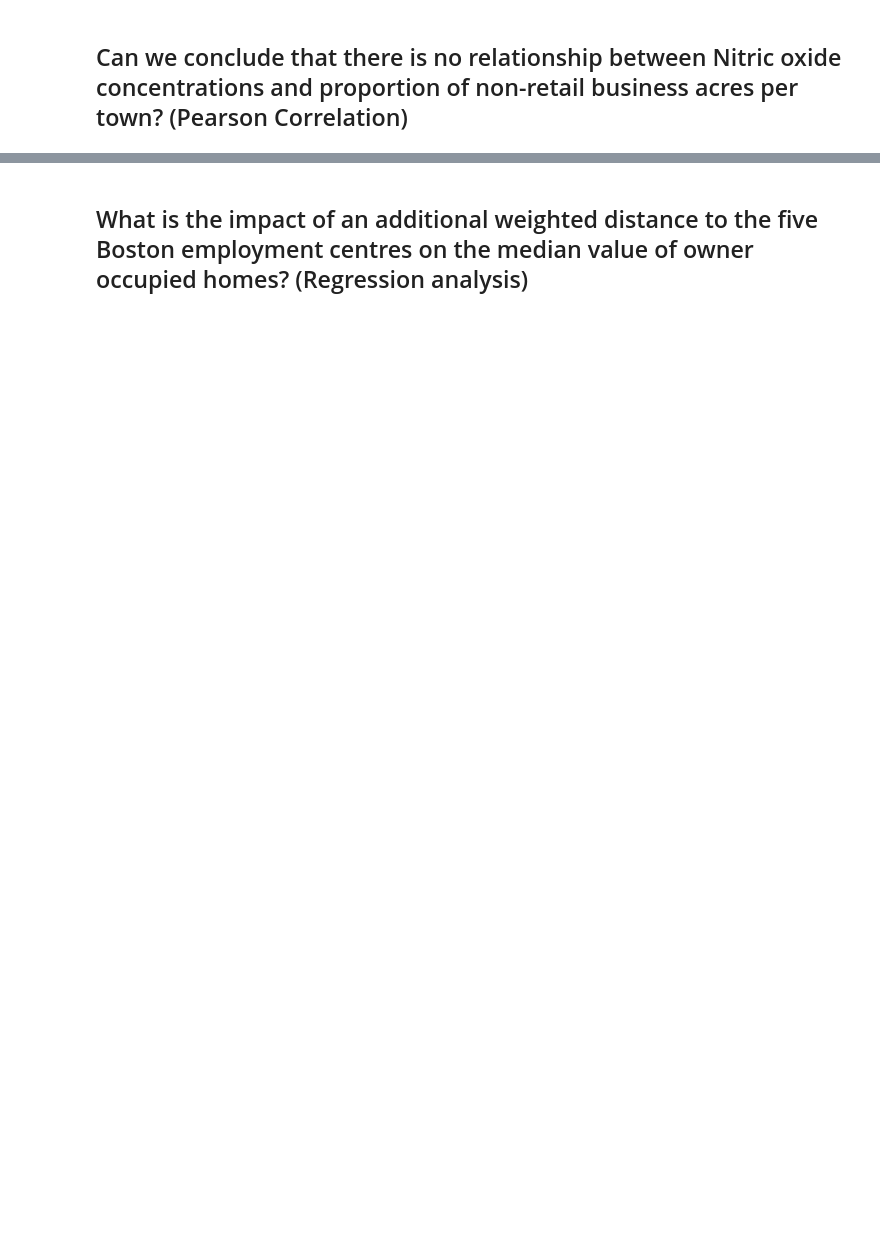
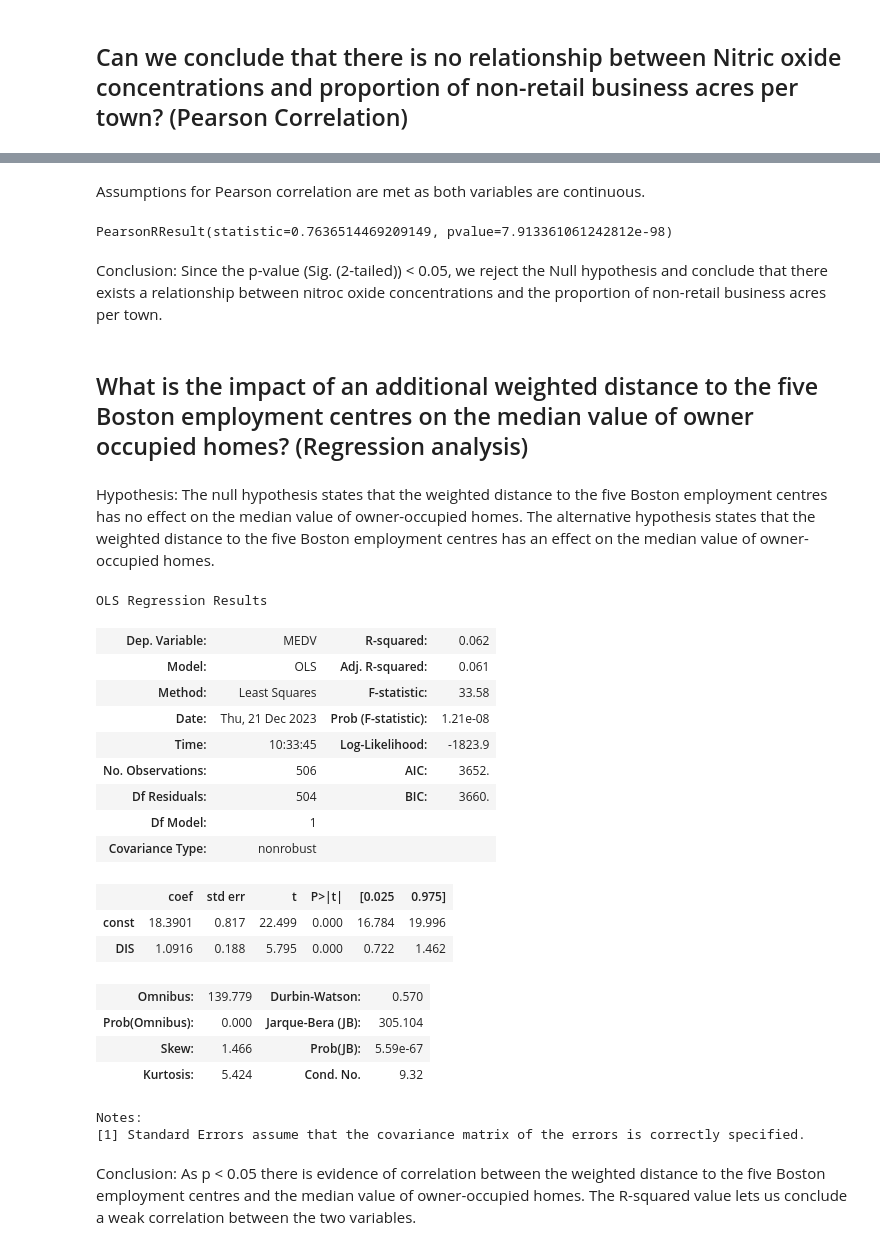
Before and after one commit to athiede13/boston-housing-training, a Jupyter notebook: boston_housing_analysis_AT.ipynb, the cells around one changed output, grey strips where cells are left out. Cells and saved outputs as stored; diff of their text form; code cells hidden in the pictures; blank space fills up the shorter version.

```diff
--- a/boston_housing_analysis_AT.ipynb
+++ b/boston_housing_analysis_AT.ipynb
@@ -162,3 +227,48 @@ The distribution of pupil-teacher ratio by town seems to be relatively normally
+# %% [markdown]
+Assumptions for Pearson correlation are met as both variables are continuous.
+# %%
+scipy.stats.pearsonr(boston_df['NOX'], boston_df['INDUS'])
+# %% [output]
+PearsonRResult(statistic=0.7636514469209149, pvalue=7.913361061242812e-98)
+# %% [markdown]
+Conclusion: Since the p-value  (Sig. (2-tailed))  < 0.05, we reject the Null hypothesis and conclude that there exists a relationship between nitroc oxide concentrations and the proportion of non-retail business acres per town.
 # %% [markdown]
 
 ## What is the impact of an additional weighted distance  to the five Boston employment centres on the median value of owner occupied homes? (Regression analysis)
+# %% [markdown]
+Hypothesis: The null hypothesis states that the weighted distance to the five Boston employment centres has no effect on the median value of owner-occupied homes. The alternative hypothesis states that the weighted distance to the five Boston employment centres has an effect on the median value of owner-occupied homes.
+# %%
+## X is the input variables (or independent variables)
+X = boston_df['DIS']
+## y is the target/dependent variable
+y = boston_df['MEDV']
+## add an intercept (beta_0) to our model
+X = sm.add_constant(X)
+
+model = sm.OLS(y, X).fit()
+predictions = model.predict(X)
+
+# Print out the statistics
+model.summary()
+# %% [output]
+OLS Regression Results
+| Dep. Variable: | MEDV | R-squared: | 0.062 |
+| Model: | OLS | Adj. R-squared: | 0.061 |
+| Method: | Least Squares | F-statistic: | 33.58 |
+| Date: | Thu, 21 Dec 2023 | Prob (F-statistic): | 1.21e-08 |
+| Time: | 10:33:45 | Log-Likelihood: | -1823.9 |
+| No. Observations: | 506 | AIC: | 3652. |
+| Df Residuals: | 504 | BIC: | 3660. |
+| Df Model: | 1 |  |  |
+| Covariance Type: | nonrobust |  |  |
+|  | coef | std err | t | P>|t| | [0.025 | 0.975] |
+| const | 18.3901 | 0.817 | 22.499 | 0.000 | 16.784 | 19.996 |
+| DIS | 1.0916 | 0.188 | 5.795 | 0.000 | 0.722 | 1.462 |
+| Omnibus: | 139.779 | Durbin-Watson: | 0.570 |
+| Prob(Omnibus): | 0.000 | Jarque-Bera (JB): | 305.104 |
+| Skew: | 1.466 | Prob(JB): | 5.59e-67 |
+| Kurtosis: | 5.424 | Cond. No. | 9.32 |
+Notes:
+[1] Standard Errors assume that the covariance matrix of the errors is correctly specified.
+# %% [markdown]
+Conclusion: As p < 0.05 there is evidence of correlation between the weighted distance to the five Boston employment centres and the median value of owner-occupied homes. The R-squared value lets us conclude a weak correlation between the two variables.
```
Also changed, not shown: parts of 24 cells of this notebook.
